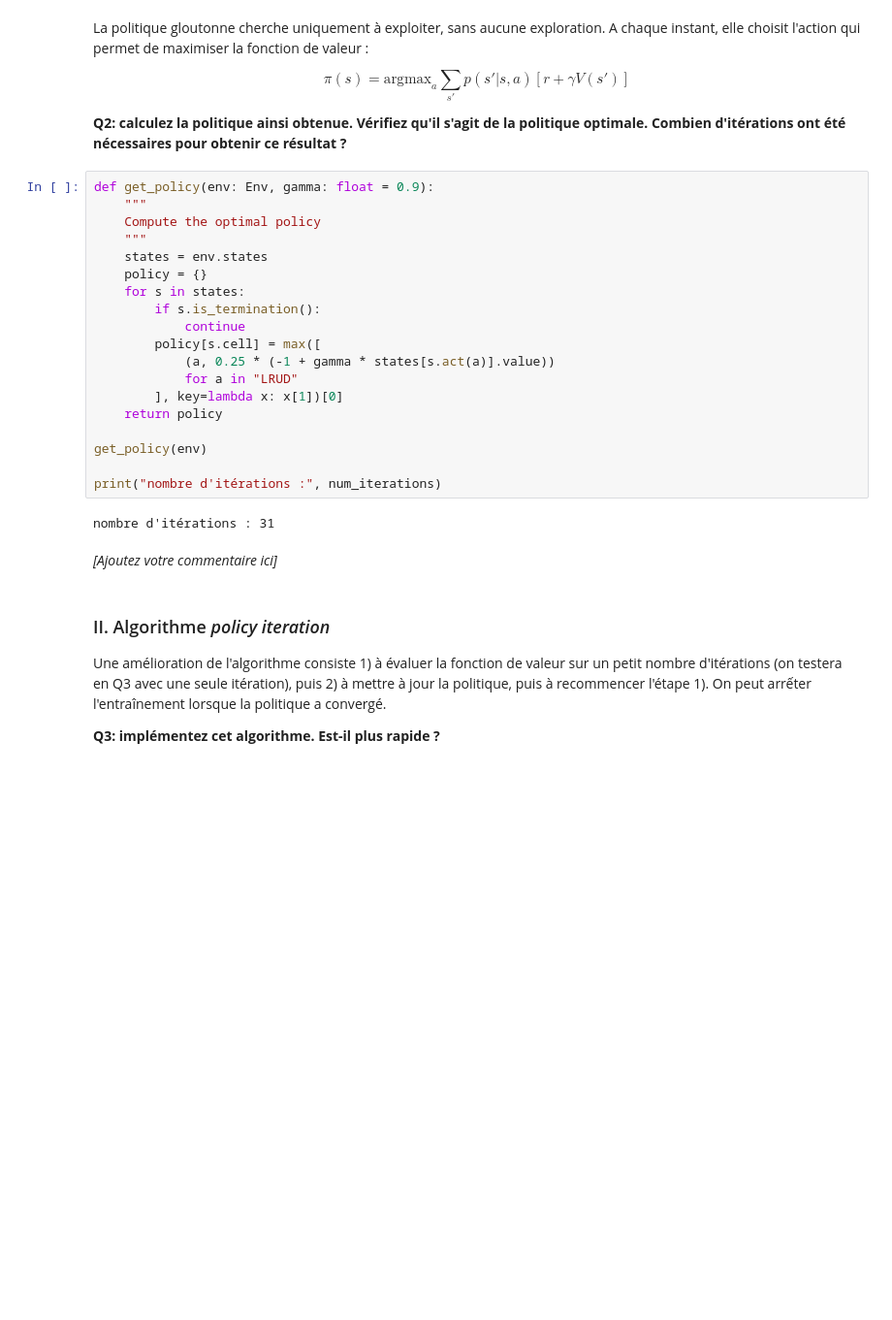
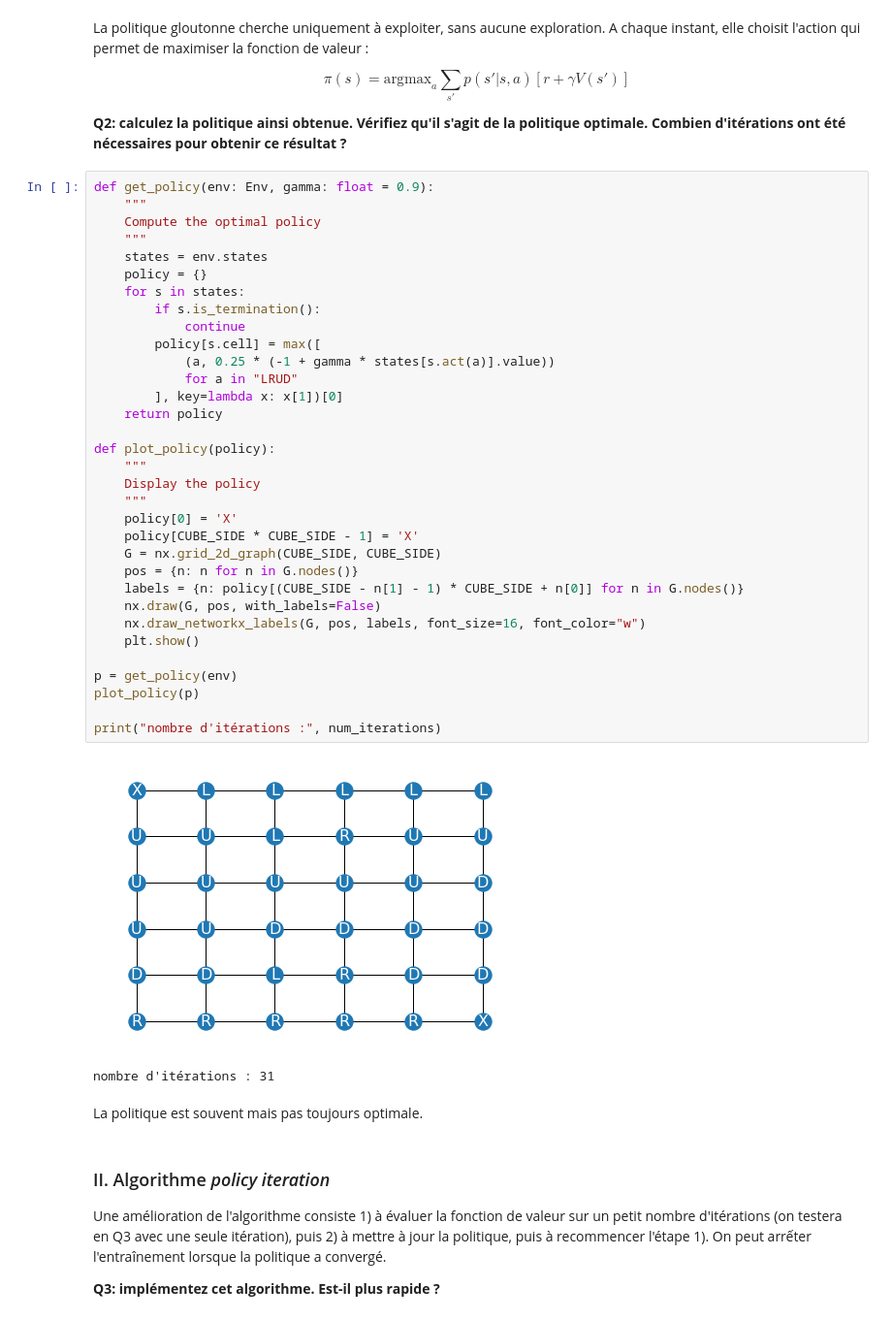
Before and after one commit to Miolith/reinforcement-learning, a Jupyter notebook: TP3.ipynb, the cells around one changed output. Shown at 97% size. Cells and saved outputs as stored; diff of their text form; blank space fills up the shorter version.

```diff
--- a/TP3.ipynb
+++ b/TP3.ipynb
@@ -161,26 +161,41 @@ $$\pi(s) = \text{argmax}_a \sum_{s'} p(s'|s,a)[r+\gamma V(s')]$$
 # %%
 def get_policy(env: Env, gamma: float = 0.9):
     """
     Compute the optimal policy
     """
     states = env.states
     policy = {}
     for s in states:
         if s.is_termination():
             continue
         policy[s.cell] = max([
             (a, 0.25 * (-1 + gamma * states[s.act(a)].value))
             for a in "LRUD"
         ], key=lambda x: x[1])[0]
     return policy
 
-get_policy(env)
+def plot_policy(policy):
+    """
+    Display the policy
+    """
+    policy[0] = 'X'
+    policy[CUBE_SIDE * CUBE_SIDE - 1] = 'X'
+    G = nx.grid_2d_graph(CUBE_SIDE, CUBE_SIDE)
+    pos = {n: n for n in G.nodes()}
+    labels = {n: policy[(CUBE_SIDE - n[1] - 1) * CUBE_SIDE + n[0]] for n in G.nodes()}
+    nx.draw(G, pos, with_labels=False)
+    nx.draw_networkx_labels(G, pos, labels, font_size=16, font_color="w")
+    plt.show()
+
+p = get_policy(env)
+plot_policy(p)
 
 print("nombre d'itérations :", num_iterations)
 # %% [output]
+[figure, added]
 nombre d'itérations : 31
-# %% [markdown]
-*[Ajoutez votre commentaire ici]*
+# %% [markdown]
+La politique est souvent mais pas toujours optimale.
 # %% [markdown]
 ### II. Algorithme *policy iteration*
 
```
Also changed, not shown: parts of 5 cells of this notebook.
